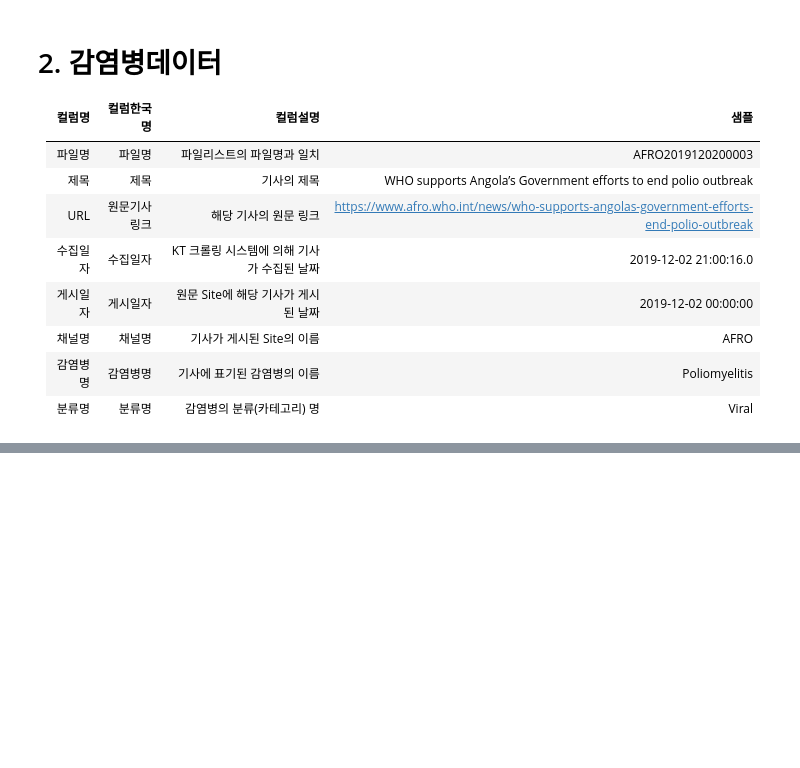
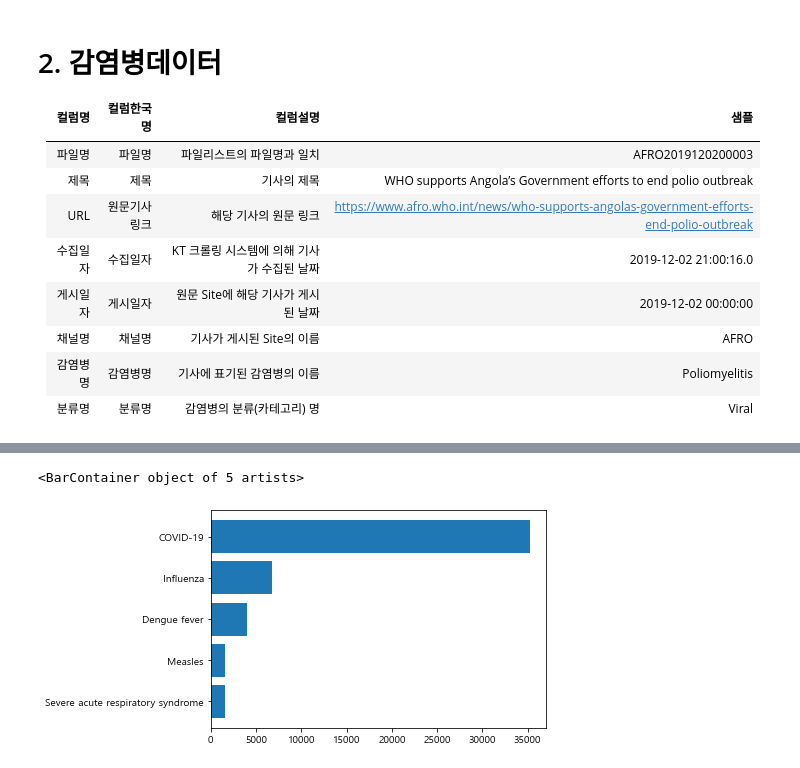
Before and after one commit to Hinterhalter/Post-COVID-19_modeling, a Jupyter notebook: Exploratory_Data_Analysis.ipynb, the cells around one changed output, grey strips where cells are left out. Cells and saved outputs as stored; diff of their text form; code cells hidden in the pictures; blank space fills up the shorter version.

```diff
--- a/Exploratory_Data_Analysis.ipynb
+++ b/Exploratory_Data_Analysis.ipynb
@@ -127,0 +224,5 @@ news.head()
+# %%
+# viral만 가지고 있는 데이터 셋 생성
+
+viral_news = news[news['분류명'] == 'Viral']
+viral_news.head()
@@ -127,0 +265,4 @@ news.head()
+# %%
+# 감염병명에 따른 분포
+tmp = viral_news.groupby(by='감염병명', as_index=False)[['파일명']].count().sort_values(by='파일명', ascending=True)
+tmp
@@ -127,0 +283,5 @@ news.head()
+# %%
+plt.barh('감염병명', '파일명',data=tmp.tail())
+# %% [output]
+<BarContainer object of 5 artists>
+[figure, added]
```
Also changed, not shown: parts of 26 cells of this notebook.
